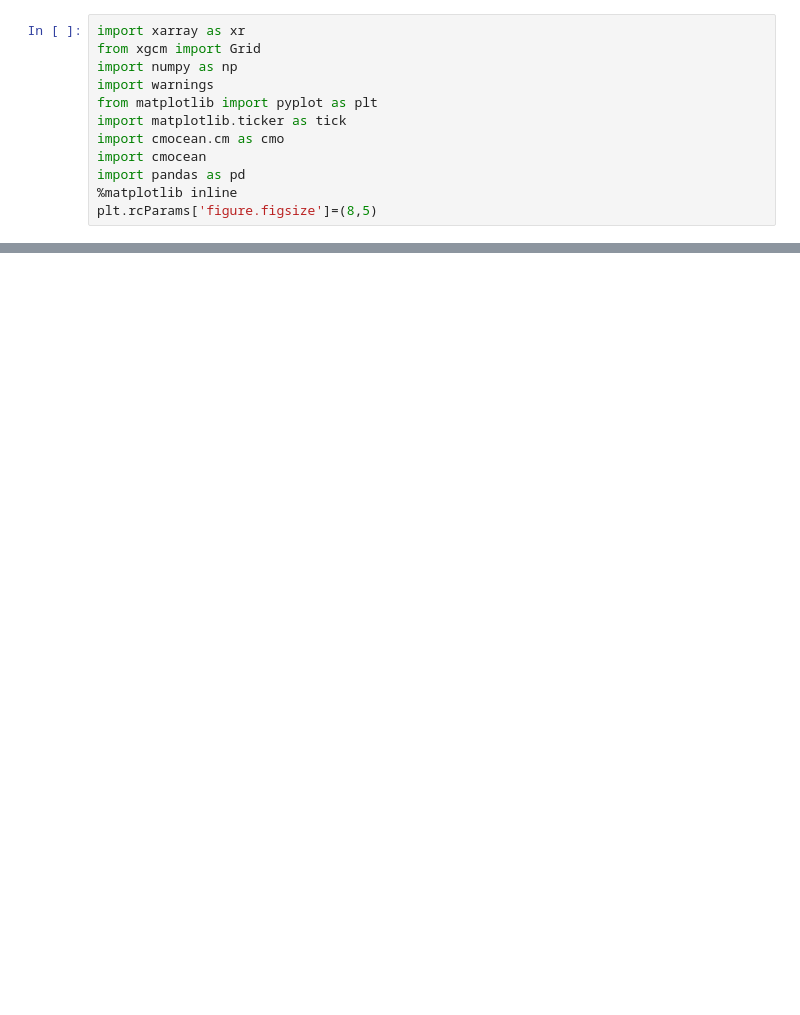
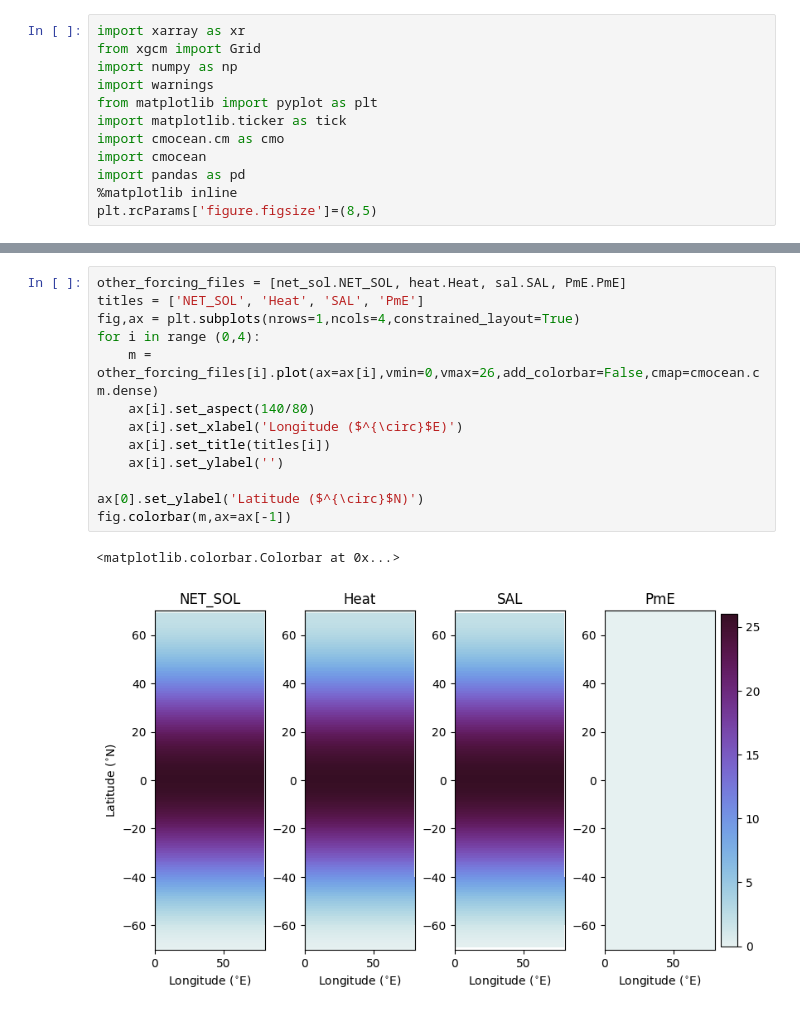
Before and after one commit to kailauyeda/single_basin_amoc_tropics, a Jupyter notebook: 6-21_build_INPUT/6-12_INPUT_figures.ipynb, the cells around one changed output, grey strips where cells are left out. Drawn from its saved outputs; the diff is of its cells as text; blank space fills up the shorter version.

```diff
--- a/6-21_build_INPUT/6-12_INPUT_figures.ipynb
+++ b/6-21_build_INPUT/6-12_INPUT_figures.ipynb
@@ -139,0 +125,16 @@ PmE.PmE.plot()
+# %%
+other_forcing_files = [net_sol.NET_SOL, heat.Heat, sal.SAL, PmE.PmE]
+titles = ['NET_SOL', 'Heat', 'SAL', 'PmE']
+fig,ax = plt.subplots(nrows=1,ncols=4,constrained_layout=True)
+for i in range (0,4):
+    m = other_forcing_files[i].plot(ax=ax[i],vmin=0,vmax=26,add_colorbar=False,cmap=cmocean.cm.dense)
+    ax[i].set_aspect(140/80)
+    ax[i].set_xlabel('Longitude ($^{\circ}$E)')
+    ax[i].set_title(titles[i])
+    ax[i].set_ylabel('')
+
+ax[0].set_ylabel('Latitude ($^{\circ}$N)')
+fig.colorbar(m,ax=ax[-1])
+# %% [output]
+<matplotlib.colorbar.Colorbar at 0x...>
+[figure, added]
```
Also changed, not shown: parts of 24 cells of this notebook.
